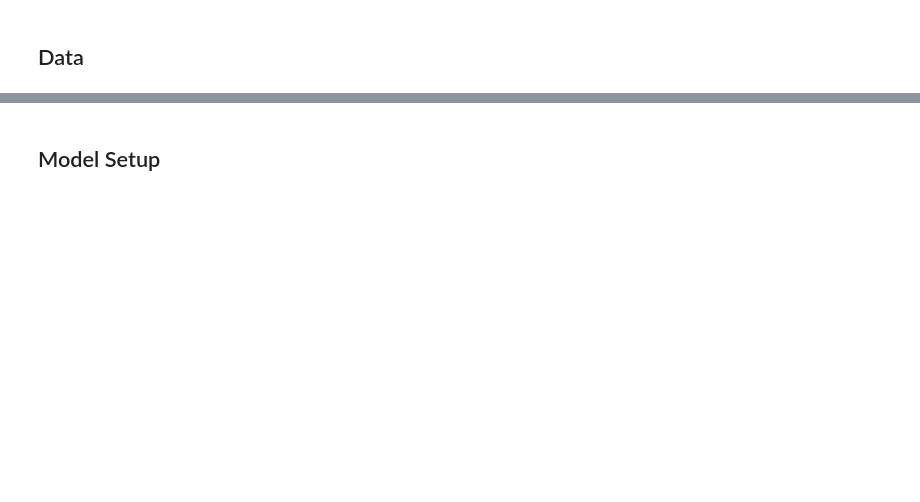
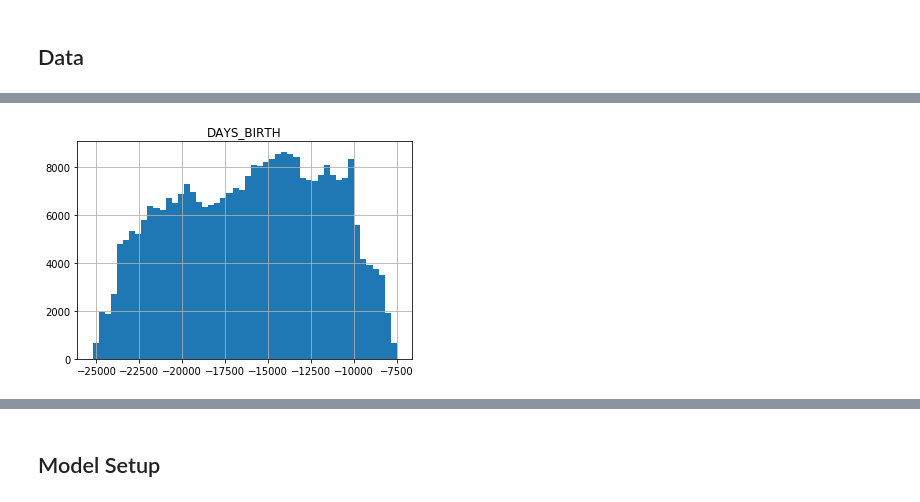
Before and after one commit to lasmith/kaggle-home-credit, a Jupyter notebook: HomeCredit_Exploration.ipynb, the cells around one changed output, grey strips where cells are left out. Cells and saved outputs as stored; diff of their text form; code cells hidden in the pictures; blank space fills up the shorter version.

```diff
--- a/HomeCredit_Exploration.ipynb
+++ b/HomeCredit_Exploration.ipynb
@@ -74,0 +103,4 @@ df_test.describe()
+# %%
+plot_hist(df_train[['DAYS_BIRTH']])
+# %% [output]
+[figure, added]
```
Also changed, not shown: parts of 48 cells of this notebook, 7 other files.
